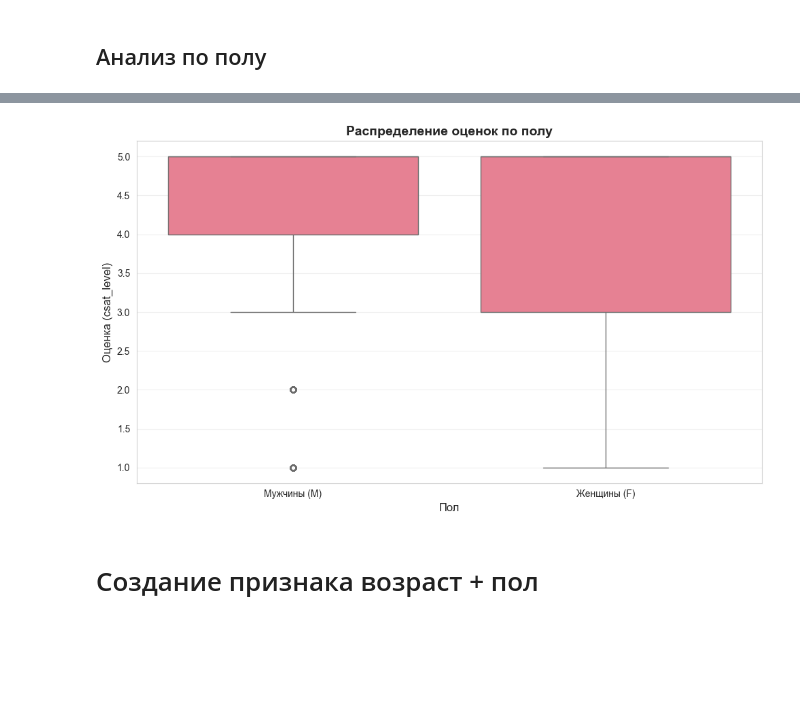
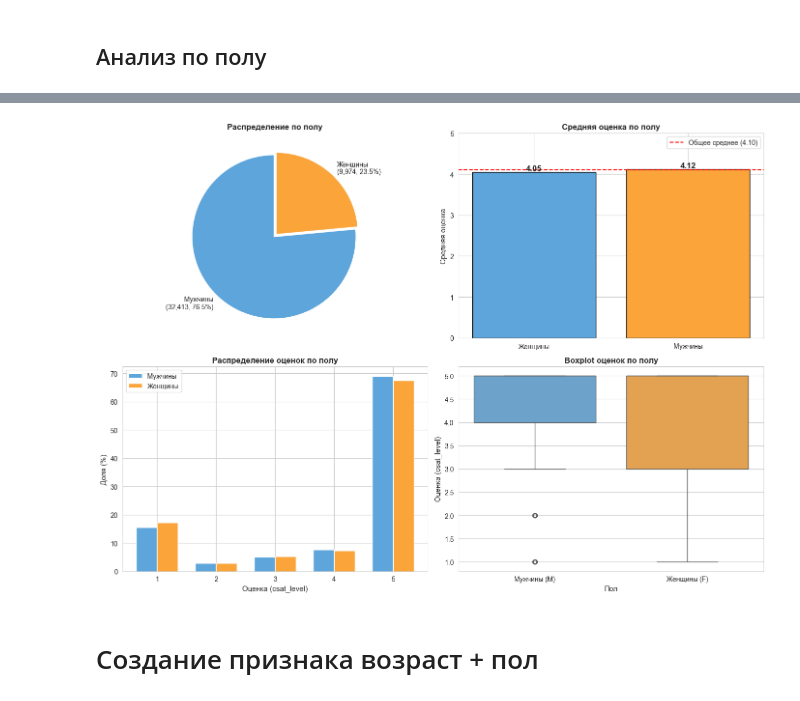
Before and after one commit to smirnoffmg/team-8-case-2, a Jupyter notebook: checkpoint1.ipynb, the cells around one changed output, grey strips where cells are left out. Drawn from its saved outputs; the diff is of its cells as text; code cells hidden in the pictures; blank space fills up the shorter version.

```diff
--- a/checkpoint1.ipynb
+++ b/checkpoint1.ipynb
@@ -486,31 +577,68 @@ month_name
 # %% [markdown]
 ## Анализ по полу
 # %%
-print(f"Распределение оценок по полу:")
+# Подготовка данных
 gender_stats = df.groupby("gender")["csat_level"].agg(["count", "mean", "median"])
-gender_pct = df["gender"].value_counts(normalize=True) * 100
-print(gender_stats)
-print(f"\nДоля по полу:")
-for gender, pct in gender_pct.items():
-    print(f"  {gender}: {pct:.1f}%")
+gender_labels = {"M": "Мужчины", "F": "Женщины"}
 
-for gender in ["M", "F"]:
-    gender_data = df[df["gender"] == gender]["csat_level"]
-    gender_name = "Мужчины" if gender == "M" else "Женщины"
-    print(f"\n{gender_name} ({gender}):")
-    print(f"  Количество записей: {len(gender_data)}")
-    print(f"  Средняя оценка: {gender_data.mean():.2f}")
-    print(f"  Медианная оценка: {gender_data.median():.2f}")
-    print(f"  Распределение:")
-    print(gender_data.value_counts().sort_index())
+fig, axes = plt.subplots(2, 2, figsize=(14, 10))
 
-plt.figure(figsize=(10, 6))
-sns.boxplot(data=df, x="gender", y="csat_level", order=["M", "F"])
-plt.title("Распределение оценок по полу", fontsize=14, fontweight="bold")
-plt.xlabel("Пол", fontsize=12)
-plt.ylabel("Оценка (csat_level)", fontsize=12)
-plt.xticks([0, 1], ["Мужчины (M)", "Женщины (F)"])
-plt.grid(axis="y", alpha=0.3)
+# 1. Распределение по полу (pie chart)
+gender_counts = df["gender"].value_counts()
+axes[0, 0].pie(
+    gender_counts.values,
+    labels=[f"{gender_labels[g]}\n({v:,}, {v/len(df)*100:.1f}%)" for g, v in gender_counts.items()],
+    autopct="",
+    colors=["#5DA5DA", "#FAA43A"],
+    explode=(0.02, 0.02),
+    startangle=90,
+)
+axes[0, 0].set_title("Распределение по полу", fontsize=12, fontweight="bold")
+
+# 2. Средняя оценка по полу (bar chart с аннотациями)
+colors = ["#5DA5DA", "#FAA43A"]
+bars = axes[0, 1].bar(
+    [gender_labels[g] for g in gender_stats.index],
+    gender_stats["mean"],
+    color=colors,
+    edgecolor="black",
+)
+for bar, val in zip(bars, gender_stats["mean"]):
+    axes[0, 1].annotate(
+        f"{val:.2f}",
+        xy=(bar.get_x() + bar.get_width() / 2, bar.get_height()),
+        ha="center",
+        va="bottom",
+        fontsize=12,
+        fontweight="bold",
+    )
+axes[0, 1].set_ylabel("Средняя оценка", fontsize=11)
+axes[0, 1].set_title("Средняя оценка по полу", fontsize=12, fontweight="bold")
+axes[0, 1].set_ylim(0, 5)
+axes[0, 1].axhline(y=df["csat_level"].mean(), color="red", linestyle="--", label=f"Общее среднее ({df['csat_level'].mean():.2f})")
+axes[0, 1].legend()
+
+# 3. Распределение оценок по полу (grouped bar)
+csat_by_gender = df.groupby(["gender", "csat_level"]).size().unstack(fill_value=0)
+csat_by_gender_pct = csat_by_gender.div(csat_by_gender.sum(axis=1), axis=0) * 100
+x = np.arange(5)
+width = 0.35
+axes[1, 0].bar(x - width/2, csat_by_gender_pct.loc["M"], width, label="Мужчины", color="#5DA5DA")
+axes[1, 0].bar(x + width/2, csat_by_gender_pct.loc["F"], width, label="Женщины", color="#FAA43A")
+axes[1, 0].set_xlabel("Оценка (csat_level)", fontsize=11)
+axes[1, 0].set_ylabel("Доля (%)", fontsize=11)
+axes[1, 0].set_title("Распределение оценок по полу", fontsize=12, fontweight="bold")
+axes[1, 0].set_xticks(x)
+axes[1, 0].set_xticklabels([1, 2, 3, 4, 5])
+axes[1, 0].legend()
+
+# 4. Boxplot
+sns.boxplot(data=df, x="gender", y="csat_level", order=["M", "F"], ax=axes[1, 1], palette=["#5DA5DA", "#FAA43A"])
+axes[1, 1].set_title("Boxplot оценок по полу", fontsize=12, fontweight="bold")
+axes[1, 1].set_xlabel("Пол", fontsize=11)
+axes[1, 1].set_ylabel("Оценка (csat_level)", fontsize=11)
+axes[1, 1].set_xticklabels(["Мужчины (M)", "Женщины (F)"])
+
 plt.tight_layout()
 plt.show()
 # %% [output]
@@ -534,4 +648,4 @@ Name: count, dtype: int64
-[figure, old version]
+[figure, new version]
 # %% [markdown]
 # Создание признака возраст + пол
 # %%
```
Also changed, not shown: parts of 21 cells of this notebook, 1 other file.
